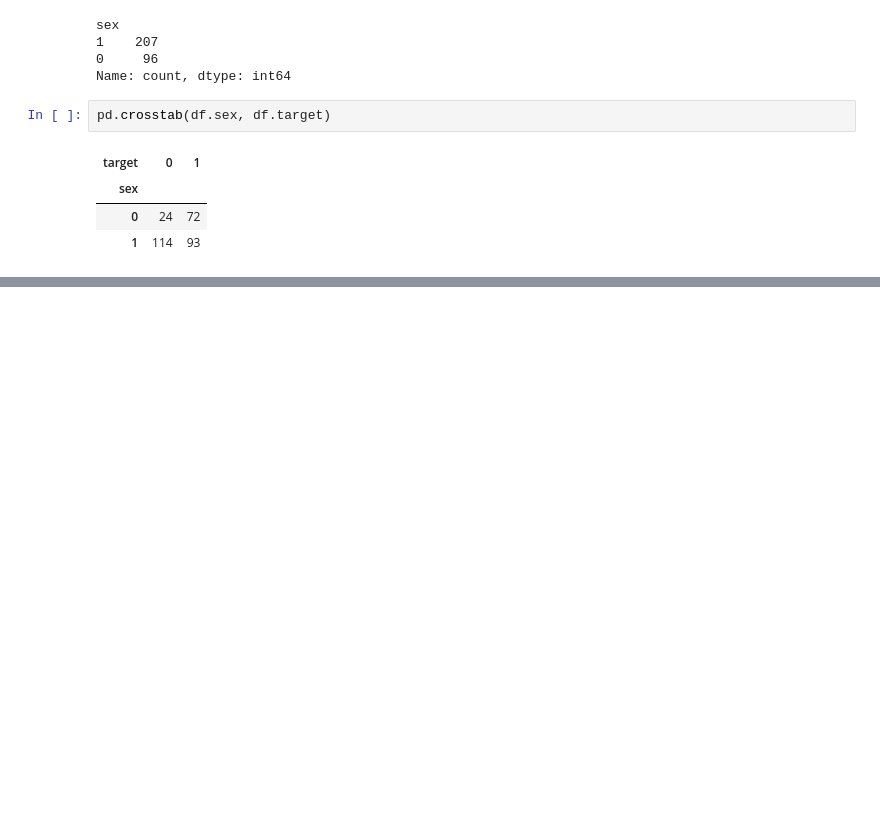
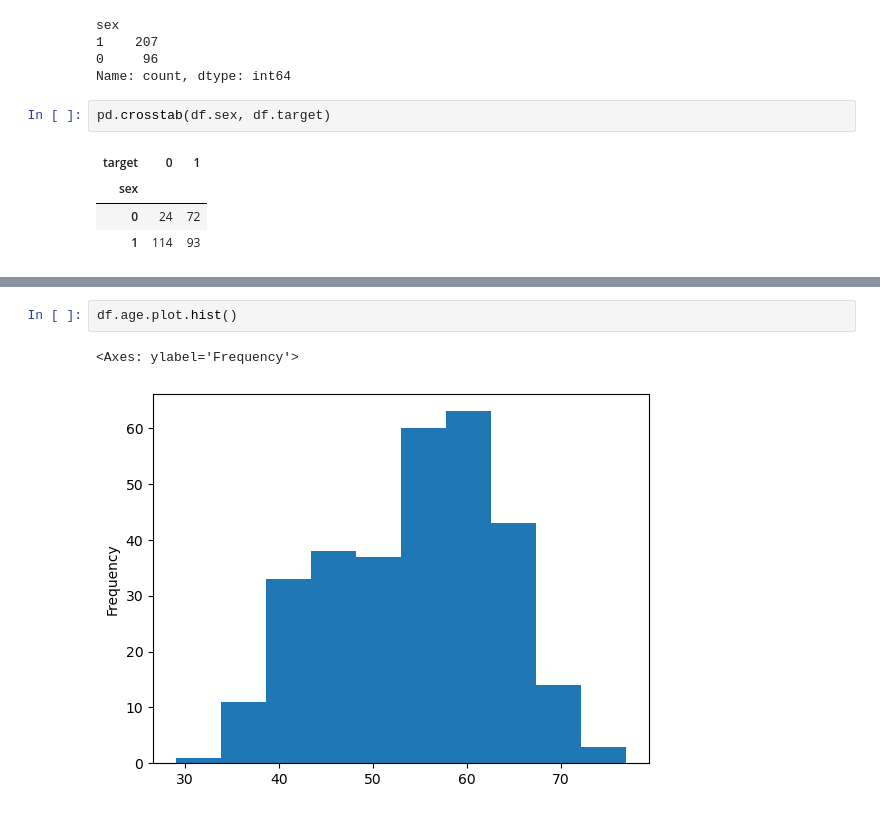
Before and after one commit to RezaRahmanAI/ML-Data-Science-Bootcamp, a Jupyter notebook: 05-Milestone Project 1/end-to-end-heart-disease-classificatio.ipynb, the cells around one changed output, grey strips where cells are left out. Saved outputs shown, nothing was run; the diff lists cells and outputs as text; blank space fills up the shorter version.

```diff
--- a/05-Milestone Project 1/end-to-end-heart-disease-classificatio.ipynb
+++ b/05-Milestone Project 1/end-to-end-heart-disease-classificatio.ipynb
@@ -140,0 +221,5 @@ pd.crosstab(df.sex, df.target).plot(
+# %%
+df.age.plot.hist()
+# %% [output]
+<Axes: ylabel='Frequency'>
+[figure, added]
```
Also changed, not shown: parts of 13 cells of this notebook.
